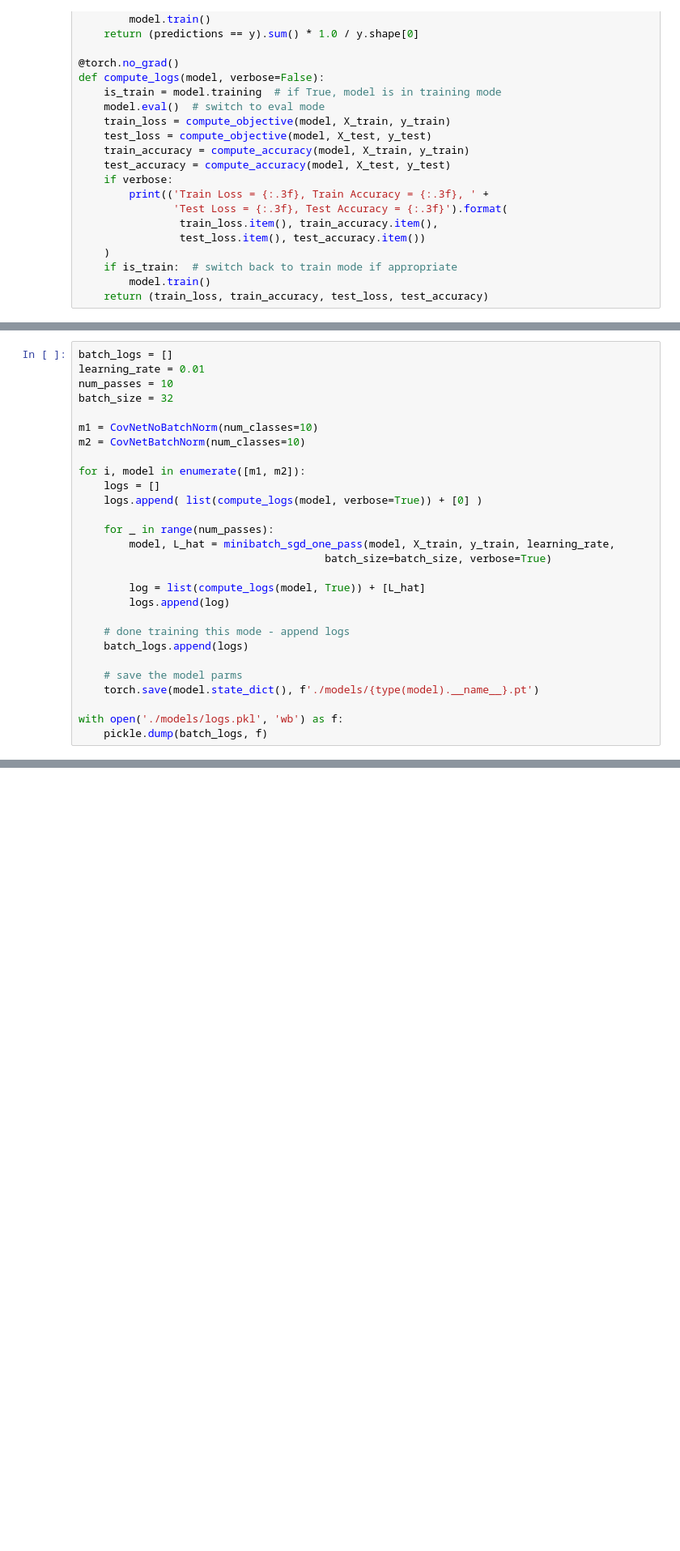
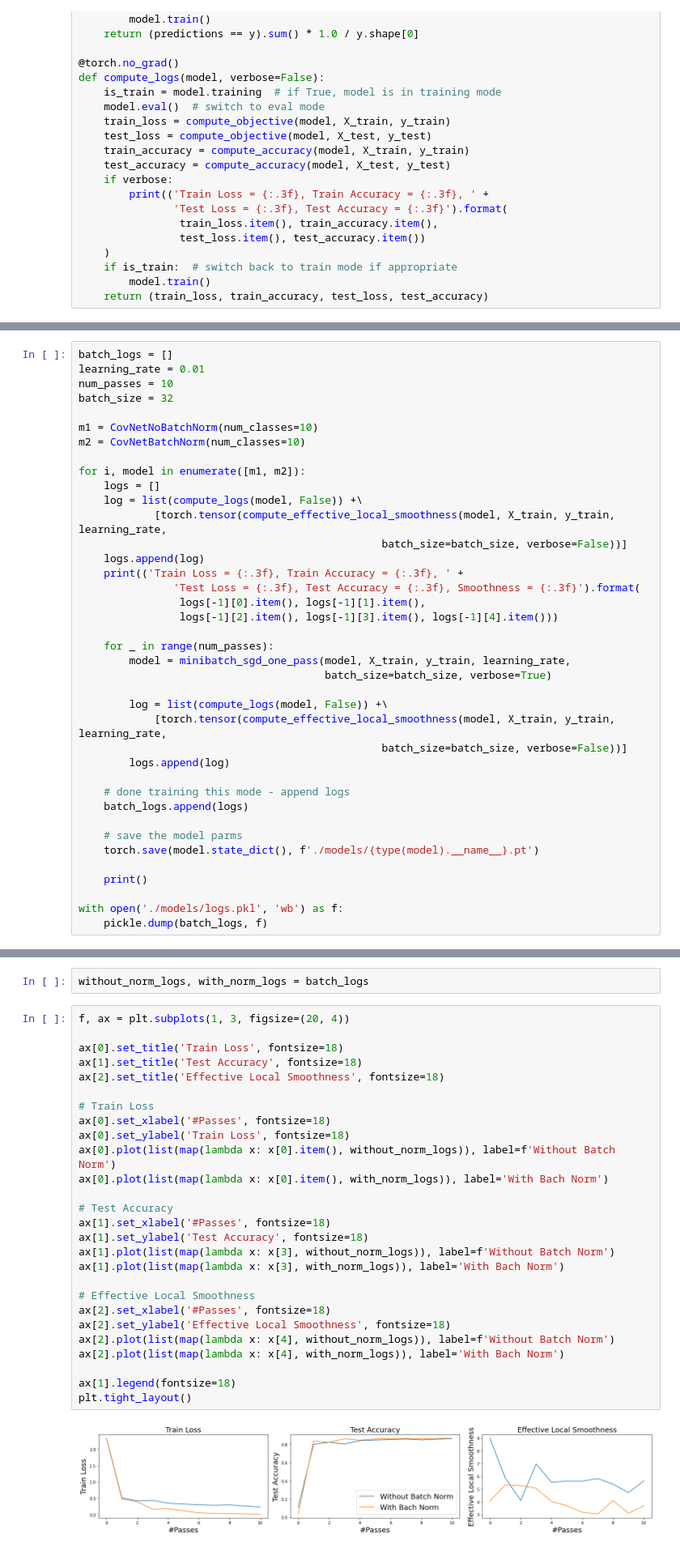
Before and after one commit to sharma-apoorv/Deep-Learning, a Jupyter notebook: Homework/3_CNN/DATA_598_HW_3.ipynb, the cells around one changed output, grey strips where cells are left out. Shown: that part at 81% size. Cells and saved outputs as stored; diff of their text form; blank space fills up the shorter version.

```diff
--- a/Homework/3_CNN/DATA_598_HW_3.ipynb
+++ b/Homework/3_CNN/DATA_598_HW_3.ipynb
@@ -241,13 +277,22 @@ m2 = CovNetBatchNorm(num_classes=10)
 
 for i, model in enumerate([m1, m2]):
     logs = []
-    logs.append( list(compute_logs(model, verbose=True)) + [0] )
+    log = list(compute_logs(model, False)) +\
+            [torch.tensor(compute_effective_local_smoothness(model, X_train, y_train, learning_rate,
+                                                batch_size=batch_size, verbose=False))]
+    logs.append(log)
+    print(('Train Loss = {:.3f}, Train Accuracy = {:.3f}, ' +
+               'Test Loss = {:.3f}, Test Accuracy = {:.3f}, Smoothness = {:.3f}').format(
+                logs[-1][0].item(), logs[-1][1].item(),
+                logs[-1][2].item(), logs[-1][3].item(), logs[-1][4].item()))
 
     for _ in range(num_passes):
-        model, L_hat = minibatch_sgd_one_pass(model, X_train, y_train, learning_rate,
+        model = minibatch_sgd_one_pass(model, X_train, y_train, learning_rate,
                                        batch_size=batch_size, verbose=True)
 
-        log = list(compute_logs(model, True)) + [L_hat]
+        log = list(compute_logs(model, False)) +\
+            [torch.tensor(compute_effective_local_smoothness(model, X_train, y_train, learning_rate,
+                                                batch_size=batch_size, verbose=False))]
         logs.append(log)
 
     # done training this mode - append logs
@@ -256,6 +301,8 @@ for i, model in enumerate([m1, m2]):
     # save the model parms
     torch.save(model.state_dict(), f'./models/{type(model).__name__}.pt')
 
+    print()
+
 with open('./models/logs.pkl', 'wb') as f:
     pickle.dump(batch_logs, f)
 # %% [output]
@@ -267,0 +326,31 @@ TypeError: unsupported operand type(s) for -: 'generator' and 'generator'
+# %%
+without_norm_logs, with_norm_logs = batch_logs
+# %%
+f, ax = plt.subplots(1, 3, figsize=(20, 4))
+
+ax[0].set_title('Train Loss', fontsize=18)
+ax[1].set_title('Test Accuracy', fontsize=18)
+ax[2].set_title('Effective Local Smoothness', fontsize=18)
+
+# Train Loss
+ax[0].set_xlabel('#Passes', fontsize=18)
+ax[0].set_ylabel('Train Loss', fontsize=18)
+ax[0].plot(list(map(lambda x: x[0].item(), without_norm_logs)), label=f'Without Batch Norm')
+ax[0].plot(list(map(lambda x: x[0].item(), with_norm_logs)), label='With Bach Norm')
+
+# Test Accuracy
+ax[1].set_xlabel('#Passes', fontsize=18)
+ax[1].set_ylabel('Test Accuracy', fontsize=18)
+ax[1].plot(list(map(lambda x: x[3], without_norm_logs)), label=f'Without Batch Norm')
+ax[1].plot(list(map(lambda x: x[3], with_norm_logs)), label='With Bach Norm')
+
+# Effective Local Smoothness
+ax[2].set_xlabel('#Passes', fontsize=18)
+ax[2].set_ylabel('Effective Local Smoothness', fontsize=18)
+ax[2].plot(list(map(lambda x: x[4], without_norm_logs)), label=f'Without Batch Norm')
+ax[2].plot(list(map(lambda x: x[4], with_norm_logs)), label='With Bach Norm')
+
+ax[1].legend(fontsize=18)
+plt.tight_layout()
+# %% [output]
+[figure, added]
```
Also changed, not shown: parts of 8 cells of this notebook.
